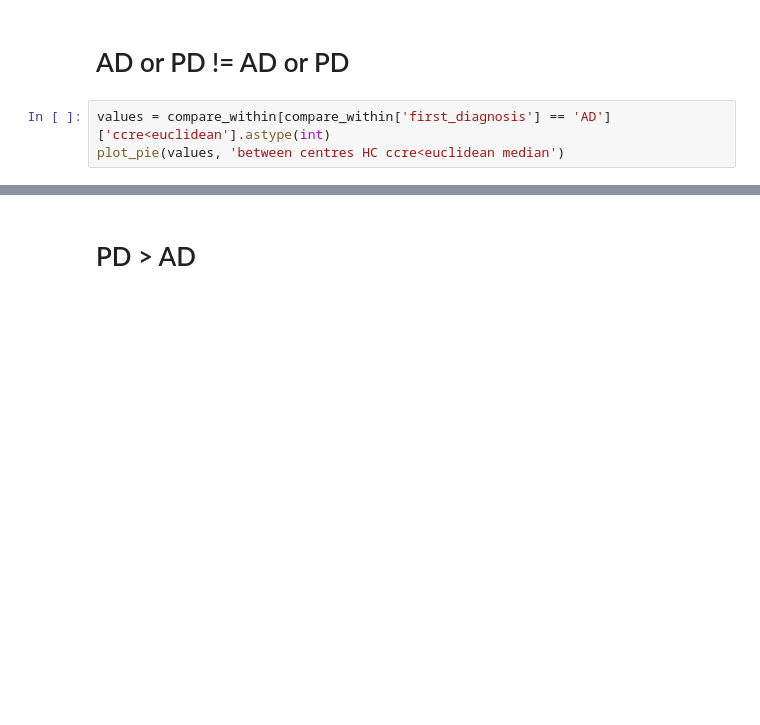
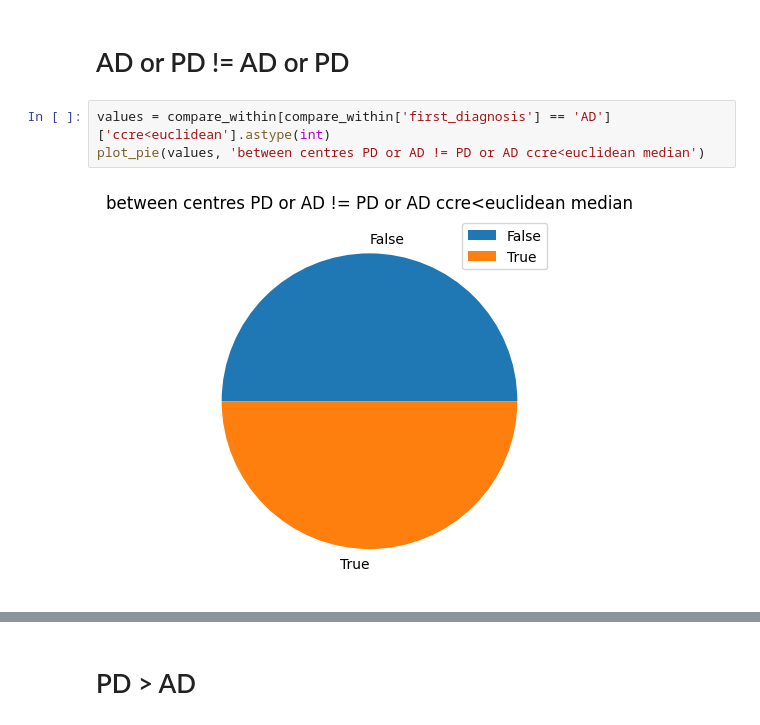
Before and after one commit to MikeWierenga/CCRE_LVQ_project, a Jupyter notebook: datacollection/comparing_distance_measurements.ipynb, the cells around one changed output, grey strips where cells are left out. Drawn from its saved outputs; the diff is of its cells as text; blank space fills up the shorter version.

```diff
--- a/datacollection/comparing_distance_measurements.ipynb
+++ b/datacollection/comparing_distance_measurements.ipynb
@@ -288,6 +480,8 @@ compare_euclidean_ccre_df[(compare_euclidean_ccre_df['formula'].str[5:7] == 'HC'
 <h1>AD or PD != AD or PD</h1>
 # %%
 values = compare_within[compare_within['first_diagnosis'] == 'AD']['ccre<euclidean'].astype(int)
-plot_pie(values, 'between centres HC ccre<euclidean median')
+plot_pie(values, 'between centres PD or AD != PD or AD ccre<euclidean median')
+# %% [output]
+[figure, added]
 # %%
 values = compare_outside[compare_outside['first_diagnosis'] == 'AD']['ccre<euclidean'].astype(int)
```
Also changed, not shown: parts of 29 cells of this notebook.
